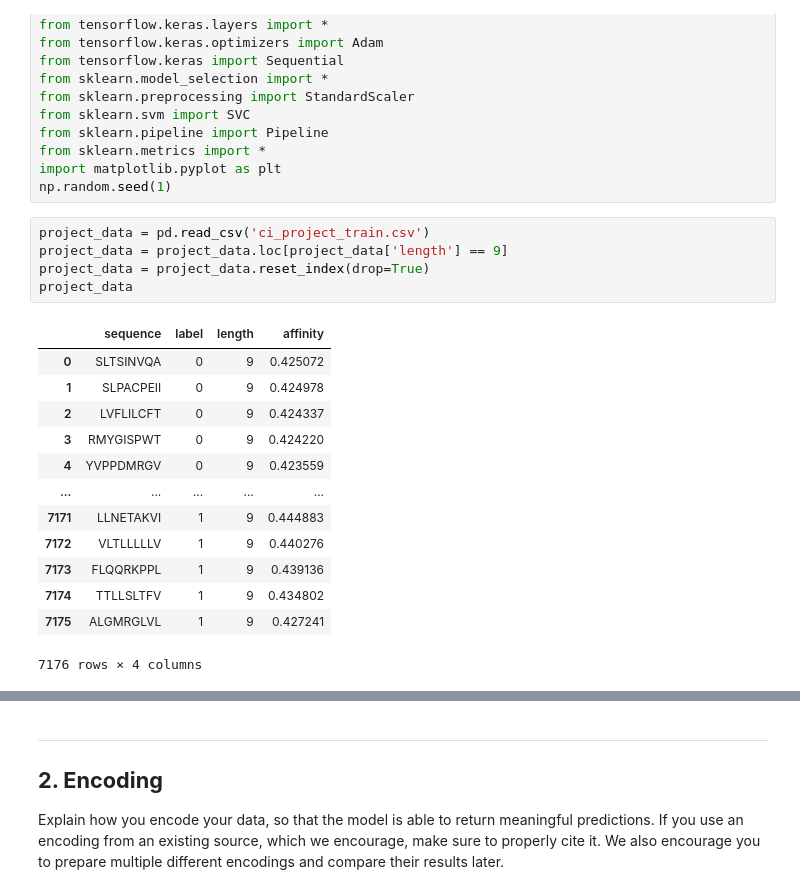
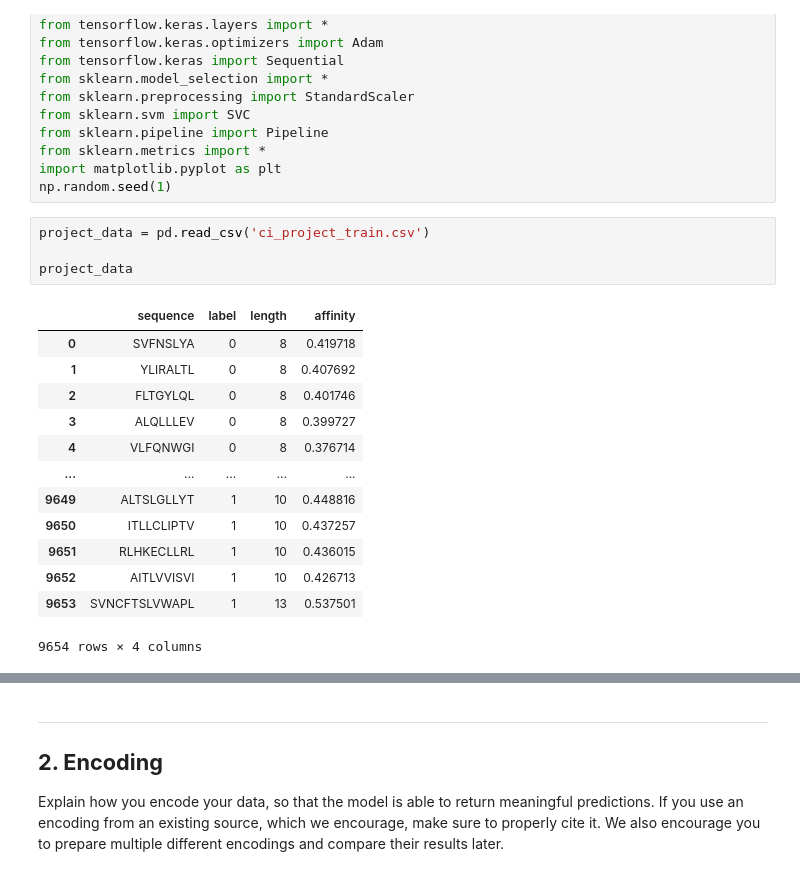
Before and after one commit to TuebMax/CI, a Jupyter notebook: classification_SVM_micha.ipynb, the cells around one changed output, grey strips where cells are left out. Saved outputs shown, nothing was run; the diff lists cells and outputs as text.

```diff
--- a/classification_SVM_micha.ipynb
+++ b/classification_SVM_micha.ipynb
@@ -79,20 +79,19 @@ import matplotlib.pyplot as plt
 np.random.seed(1)
 # %%
 project_data = pd.read_csv('ci_project_train.csv')
-project_data = project_data.loc[project_data['length'] == 9]
-project_data = project_data.reset_index(drop=True)
+
 project_data
 # %% [output]
 |  | sequence | label | length | affinity |
-| 0 | SLTSINVQA | 0 | 9 | 0.425072 |
-| 1 | SLPACPEII | 0 | 9 | 0.424978 |
-| 2 | LVFLILCFT | 0 | 9 | 0.424337 |
-| 3 | RMYGISPWT | 0 | 9 | 0.424220 |
-| 4 | YVPPDMRGV | 0 | 9 | 0.423559 |
+| 0 | SVFNSLYA | 0 | 8 | 0.419718 |
+| 1 | YLIRALTL | 0 | 8 | 0.407692 |
+| 2 | FLTGYLQL | 0 | 8 | 0.401746 |
+| 3 | ALQLLLEV | 0 | 8 | 0.399727 |
+| 4 | VLFQNWGI | 0 | 8 | 0.376714 |
 | ... | ... | ... | ... | ... |
-| 7171 | LLNETAKVI | 1 | 9 | 0.444883 |
-| 7172 | VLTLLLLLV | 1 | 9 | 0.440276 |
-| 7173 | FLQQRKPPL | 1 | 9 | 0.439136 |
-| 7174 | TTLLSLTFV | 1 | 9 | 0.434802 |
-| 7175 | ALGMRGLVL | 1 | 9 | 0.427241 |
+| 9649 | ALTSLGLLYT | 1 | 10 | 0.448816 |
+| 9650 | ITLLCLIPTV | 1 | 10 | 0.437257 |
+| 9651 | RLHKECLLRL | 1 | 10 | 0.436015 |
+| 9652 | AITLVVISVI | 1 | 10 | 0.426713 |
+| 9653 | SVNCFTSLVWAPL | 1 | 13 | 0.537501 |
-7176 rows × 4 columns
+9654 rows × 4 columns
```
Also changed, not shown: parts of 11 cells of this notebook, 1 other file.
